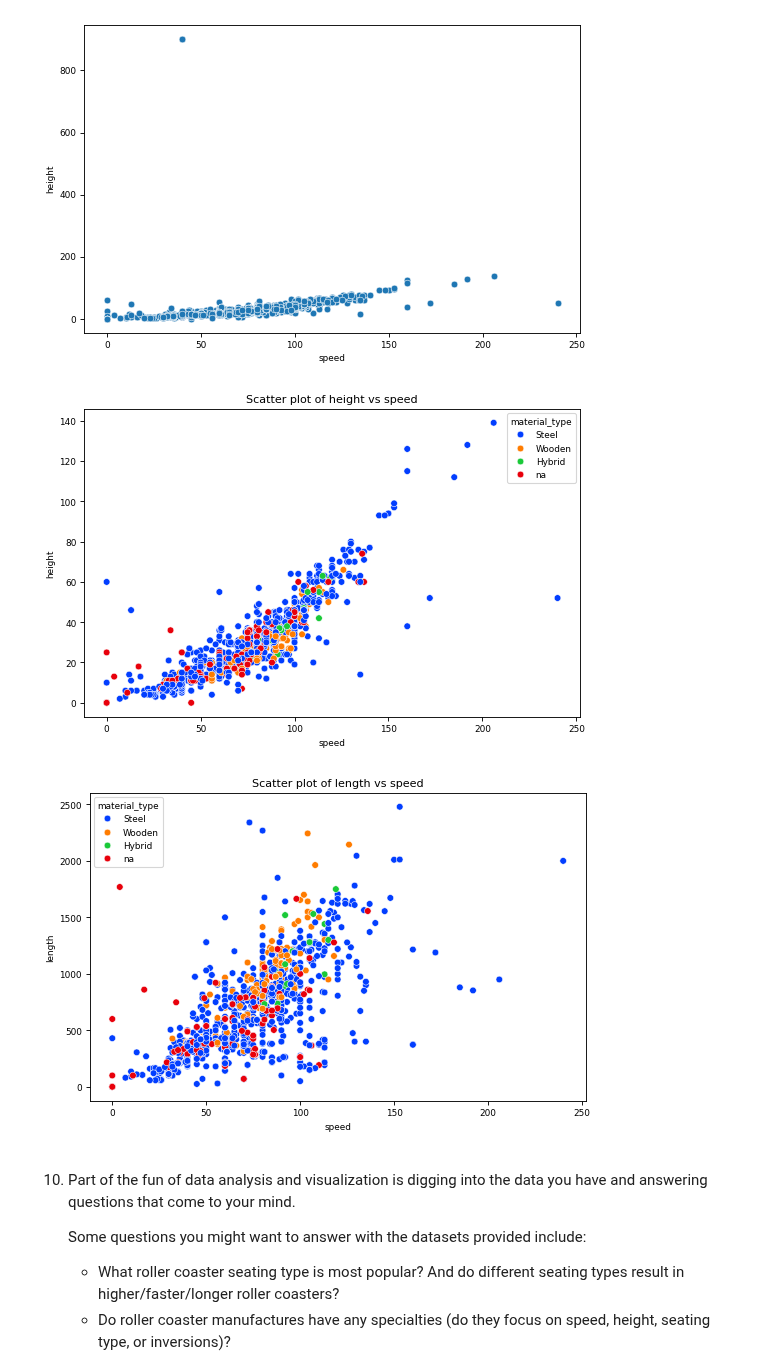
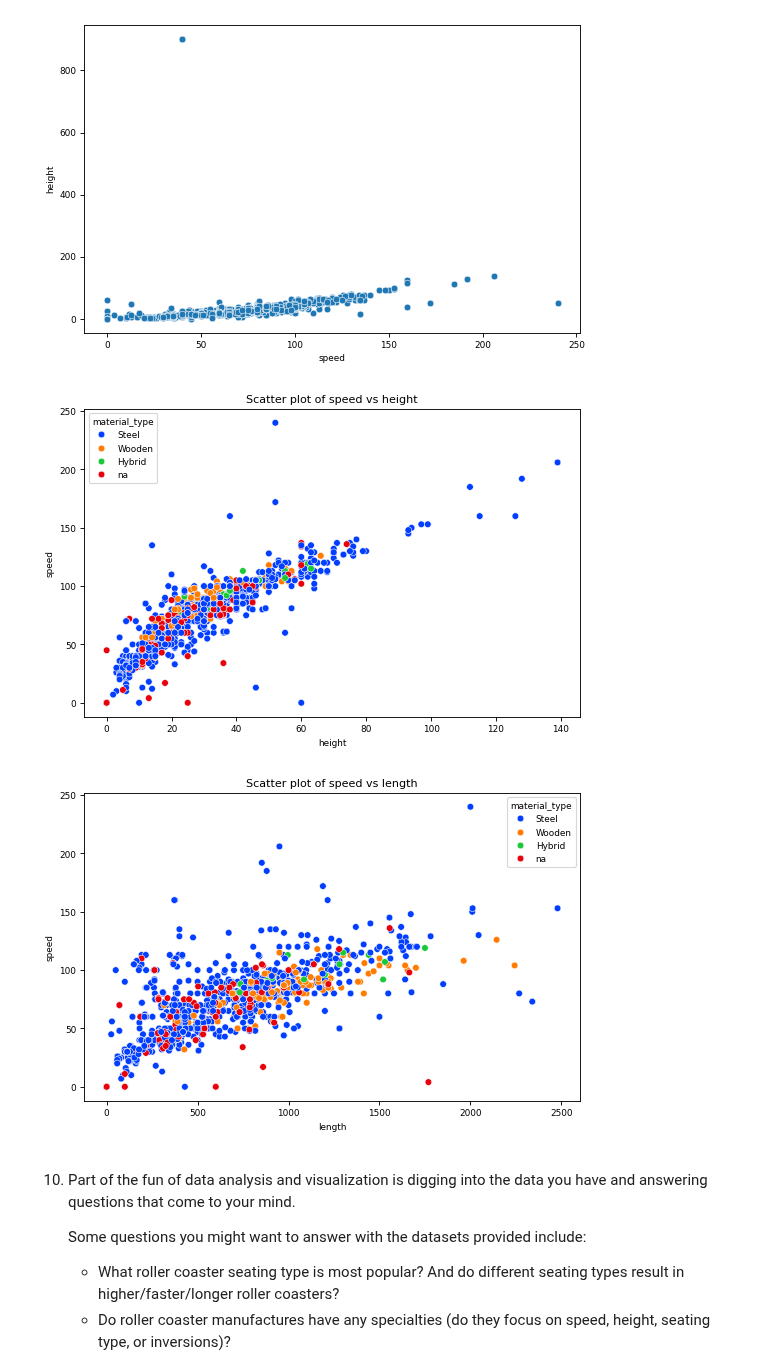
Before and after one commit to 7086600/roller_coaster_project, a Jupyter notebook: roller_coaster.ipynb, the cells around one changed output. Saved outputs shown, nothing was run; the diff lists cells and outputs as text; code cells hidden in the pictures.

Commit message:
сreate a scatter plot of roller coaster height by speed

```diff
--- a/roller_coaster.ipynb
+++ b/roller_coaster.ipynb
@@ -360,23 +361,23 @@ plt.show()
 # %%
 # 9
 # Create a function to plot scatter of any two columns
 def plot_scatter(data, x_col, y_col):
     # prepare data for scatter plot
     data = data[data['height'] <= 200].dropna(subset=[x_col, y_col]) # filter out extreme height values and drop NaN values
     plt.figure()
     sns.scatterplot(data=data, x=x_col, y=y_col, hue='material_type', palette='bright')
     plt.title(f'Scatter plot of {y_col} vs {x_col}')
     plt.xlabel(x_col)
     plt.ylabel(y_col)
     plt.show()
 # Create a function to plot scatter of speed vs height
 
 # Create a scatter plot of roller coaster height by speed
-plot_scatter(rc_df, 'speed', 'height')
-plot_scatter(rc_df, 'speed', 'length')
+plot_scatter(rc_df, 'height', 'speed')
+plot_scatter(rc_df, 'length', 'speed')
 # %% [output]
-[figure, old version]
+[figure, new version]
-[figure, old version]
+[figure, new version]
 # %% [markdown]
 10. Part of the fun of data analysis and visualization is digging into the data you have and answering questions that come to your mind.
 
```
Also changed, not shown: parts of 1 cell of this notebook.
